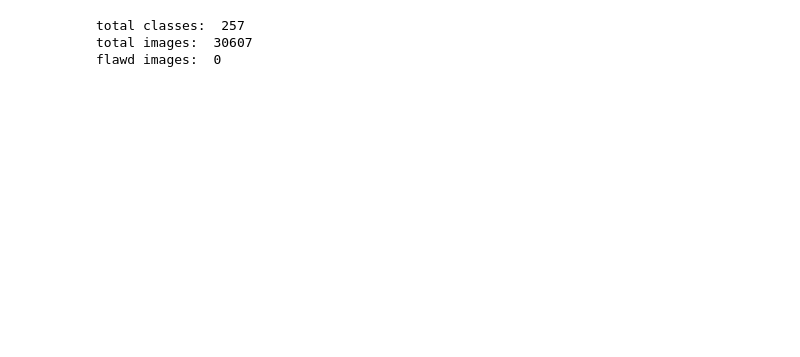
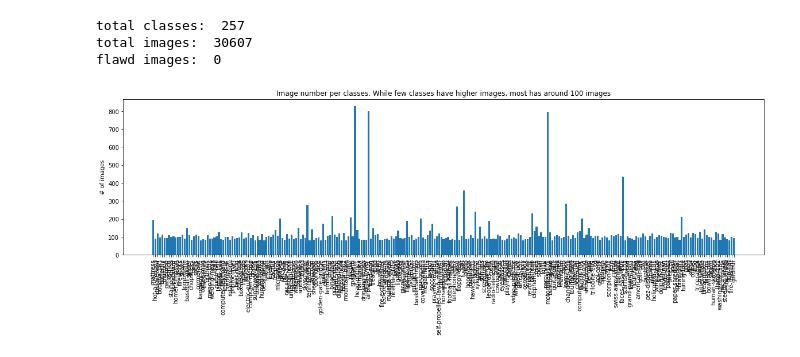
Before and after one commit to nasifimtiazohi/Caltech256-project, a Jupyter notebook: data_processing.ipynb, the cells around one changed output. Saved outputs shown, nothing was run; the diff lists cells and outputs as text; code cells hidden in the pictures; blank space fills up the shorter version.

Commit message:
add pixel normalization. visualize freq of images per class

```diff
--- a/data_processing.ipynb
+++ b/data_processing.ipynb
@@ -42,6 +43,7 @@ for folder in folders:
             img=Image.open(i)
             shrinked_img=shrink_square(img, 128, 'RGB', 0)
             img_arr=image_to_tensors(shrinked_img)
+            img_arr=img_arr/255 #scaling pixel values to [0,1]
             class_images.append(img_arr)
             img.close()
             shrinked_img.close()
@@ -52,8 +54,10 @@ for folder in folders:
 print("total classes: ", len(hm))
 sum=0
 flawed=0
+class_freqs=[]
 for k in hm.keys():
     sum+=len(hm[k])
+    class_freqs.append(len(hm[k]))
     for i in hm[k]:
         if i.shape != (128,128,3):
             flawed+=1
@@ -63,3 +67,15 @@ print("flawd images: ", flawed)
 total classes:  257
 total images:  30607
 flawd images:  0
+# %%
+#visualize frequency per class categories
+classes=hm.keys()
+y_pos=np.arange(len(classes))
+plt.figure(figsize=(20,5))
+plt.bar(y_pos,class_freqs,align='center', alpha=1)
+plt.xticks(y_pos,classes,rotation=90)
+plt.ylabel('# of images')
+plt.title('Image number per classes. While few classes have higher images, most has around 100 images')
+plt.show()
+# %% [output]
+[figure, added]
```
Also changed, not shown: parts of 1 cell of this notebook, 1 other file.
